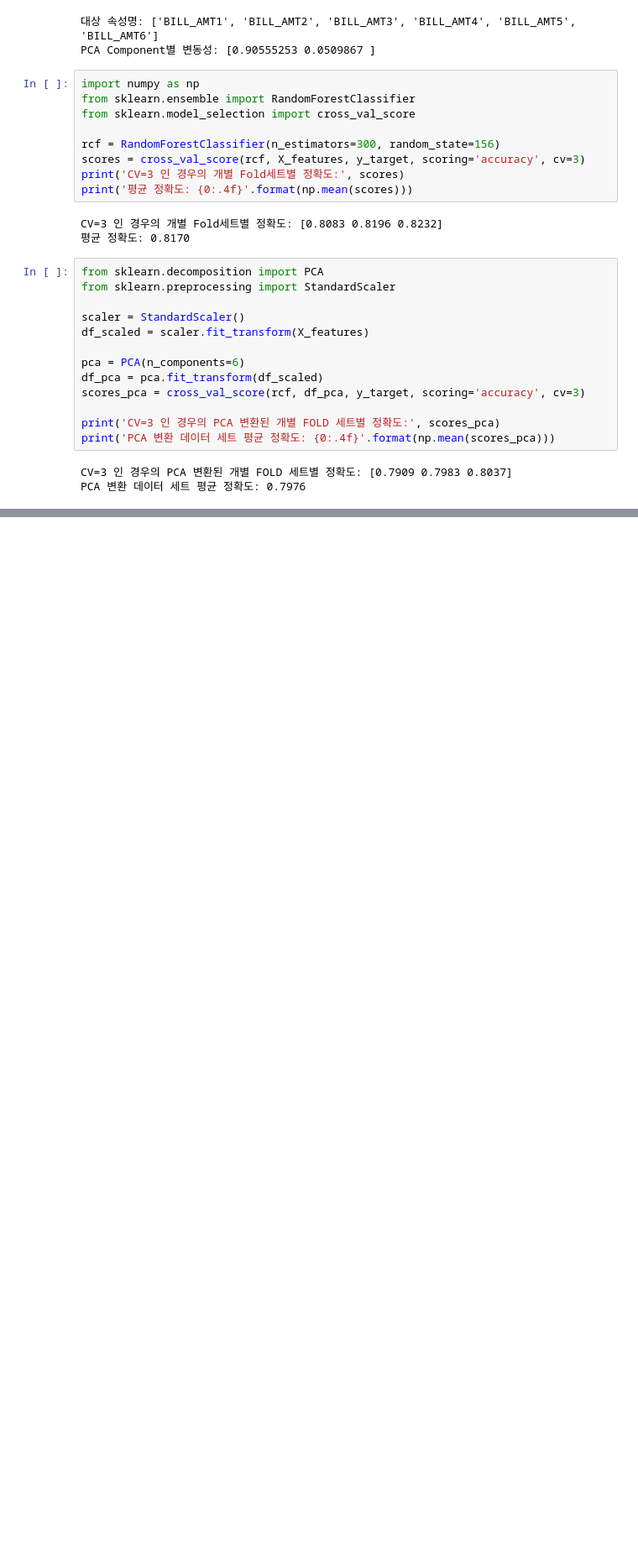
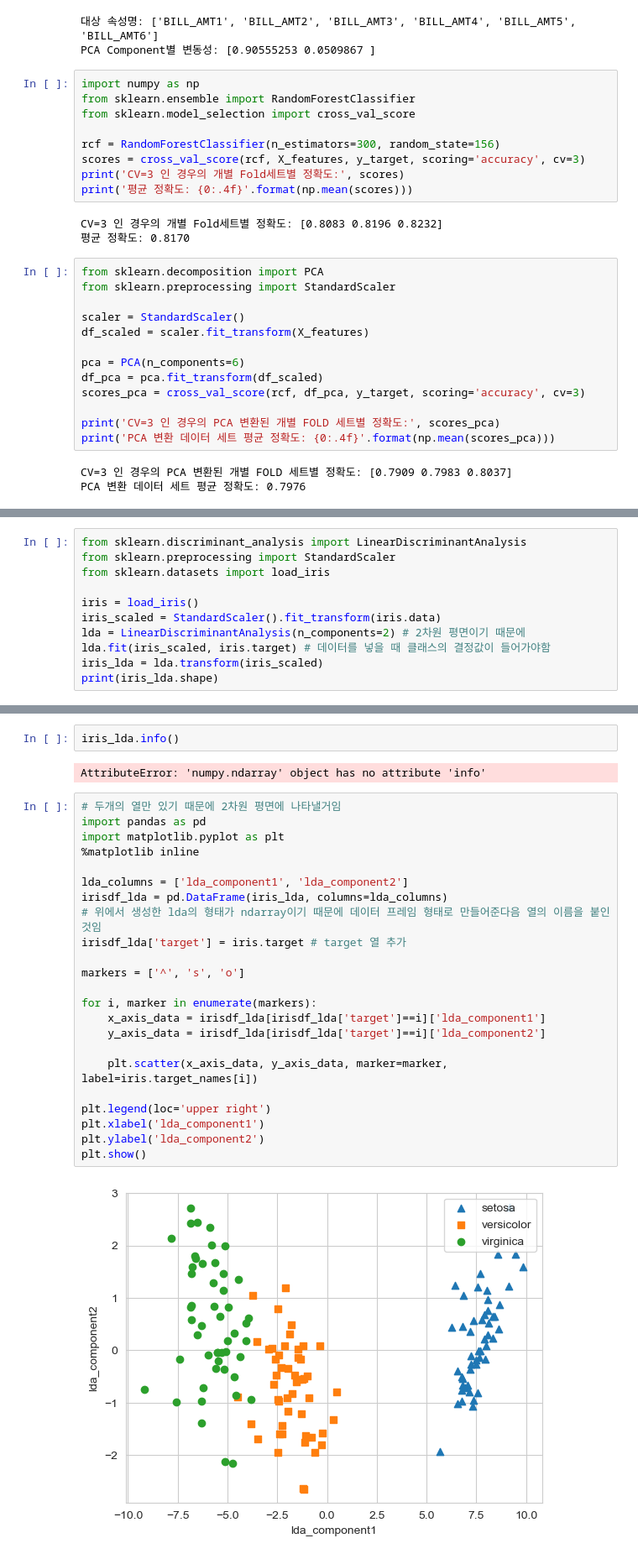
Before and after one commit to zi0-hand/machine-learning-study, a Jupyter notebook: book study/part6.ipynb, the cells around one changed output, grey strips where cells are left out. Shown: that part at 84% size. Cells and saved outputs as stored; diff of their text form; blank space fills up the shorter version.

```diff
--- a/book study/part6.ipynb
+++ b/book study/part6.ipynb
@@ -174,0 +177,11 @@ PCA 변환 데이터 세트 평균 정확도: 0.7976
+# %%
+from sklearn.discriminant_analysis import LinearDiscriminantAnalysis
+from sklearn.preprocessing import StandardScaler
+from sklearn.datasets import load_iris
+
+iris = load_iris()
+iris_scaled = StandardScaler().fit_transform(iris.data)
+lda = LinearDiscriminantAnalysis(n_components=2) # 2차원 평면이기 때문에
+lda.fit(iris_scaled, iris.target) # 데이터를 넣을 때 클래스의 결정값이 들어가야함
+iris_lda = lda.transform(iris_scaled)
+print(iris_lda.shape)
@@ -174,0 +190,29 @@ PCA 변환 데이터 세트 평균 정확도: 0.7976
+# %%
+iris_lda.info()
+# %% [output]
+AttributeError: 'numpy.ndarray' object has no attribute 'info'
+# %%
+# 두개의 열만 있기 때문에 2차원 평면에 나타낼거임
+import pandas as pd
+import matplotlib.pyplot as plt
+%matplotlib inline
+
+lda_columns = ['lda_component1', 'lda_component2']
+irisdf_lda = pd.DataFrame(iris_lda, columns=lda_columns)
+# 위에서 생성한 lda의 형태가 ndarray이기 때문에 데이터 프레임 형태로 만들어준다음 열의 이름을 붙인 것임
+irisdf_lda['target'] = iris.target # target 열 추가
+
+markers = ['^', 's', 'o']
+
+for i, marker in enumerate(markers):
+    x_axis_data = irisdf_lda[irisdf_lda['target']==i]['lda_component1']
+    y_axis_data = irisdf_lda[irisdf_lda['target']==i]['lda_component2']
+
+    plt.scatter(x_axis_data, y_axis_data, marker=marker, label=iris.target_names[i])
+
+plt.legend(loc='upper right')
+plt.xlabel('lda_component1')
+plt.ylabel('lda_component2')
+plt.show()
+# %% [output]
+[figure, added]
```
Also changed, not shown: parts of 14 cells of this notebook.
